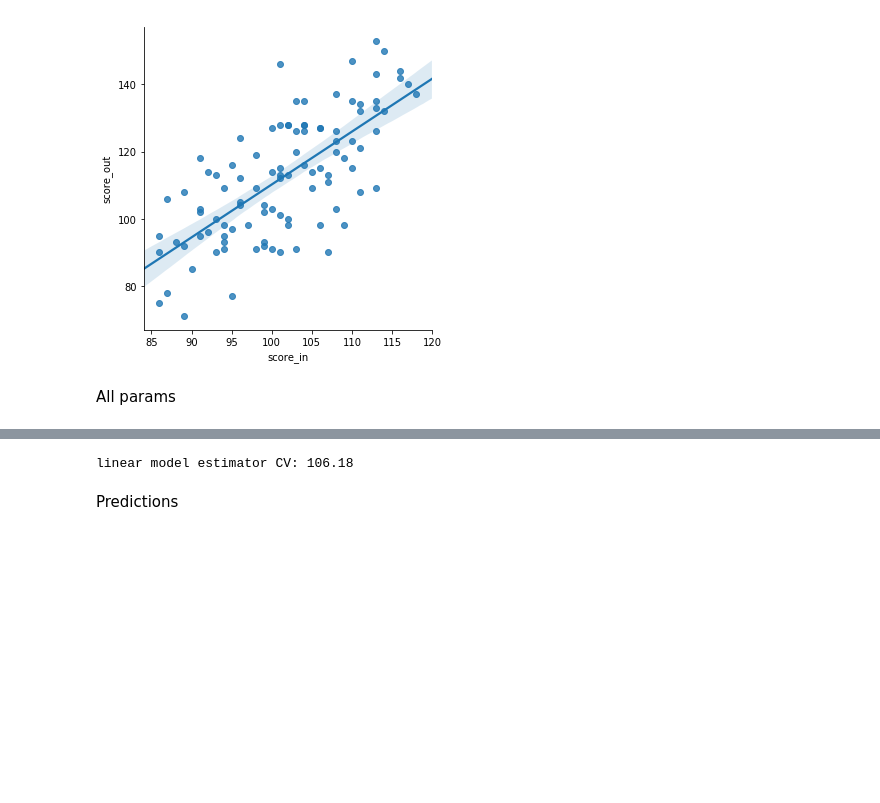
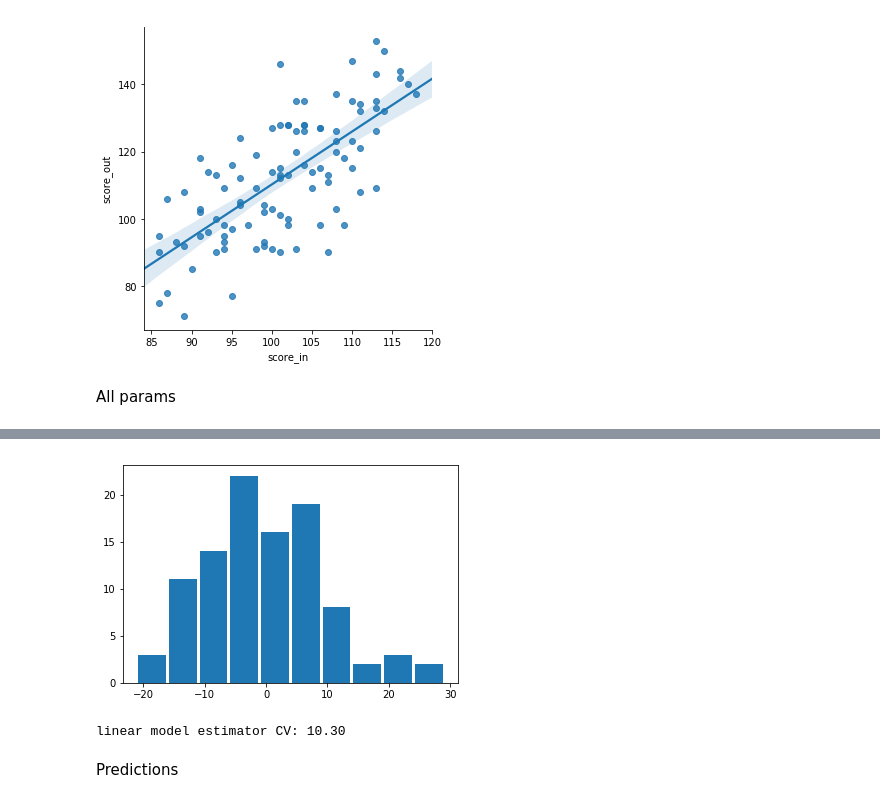
Before and after one commit to profinit/MFF-BDT, a Jupyter notebook: cviceni/06_PYTHON_ML/regression_modelling.ipynb, the cells around one changed output, grey strips where cells are left out. Saved outputs shown, nothing was run; the diff lists cells and outputs as text; code cells hidden in the pictures; blank space fills up the shorter version.

```diff
--- a/cviceni/06_PYTHON_ML/regression_modelling.ipynb
+++ b/cviceni/06_PYTHON_ML/regression_modelling.ipynb
@@ -163,10 +195,14 @@ linear model estimator train error: 95.76
+# %%
+plt.hist(residual, rwidth=0.9);
+# %% [output]
+[figure, added]
 # %%
 model = LinearRegression()
-score = np.mean(-cross_val_score(model, X, Y, cv=5, scoring='neg_mean_squared_error'))
+score = np.sqrt(np.mean(-cross_val_score(model, X, Y, cv=5, scoring='neg_mean_squared_error')))
 
 print('linear model estimator CV: {:.2f}'.format(score))
 # %% [output]
-linear model estimator CV: 106.18
+linear model estimator CV: 10.30
 # %% [markdown]
 Predictions
 # %%
```
Also changed, not shown: parts of 14 cells of this notebook.
